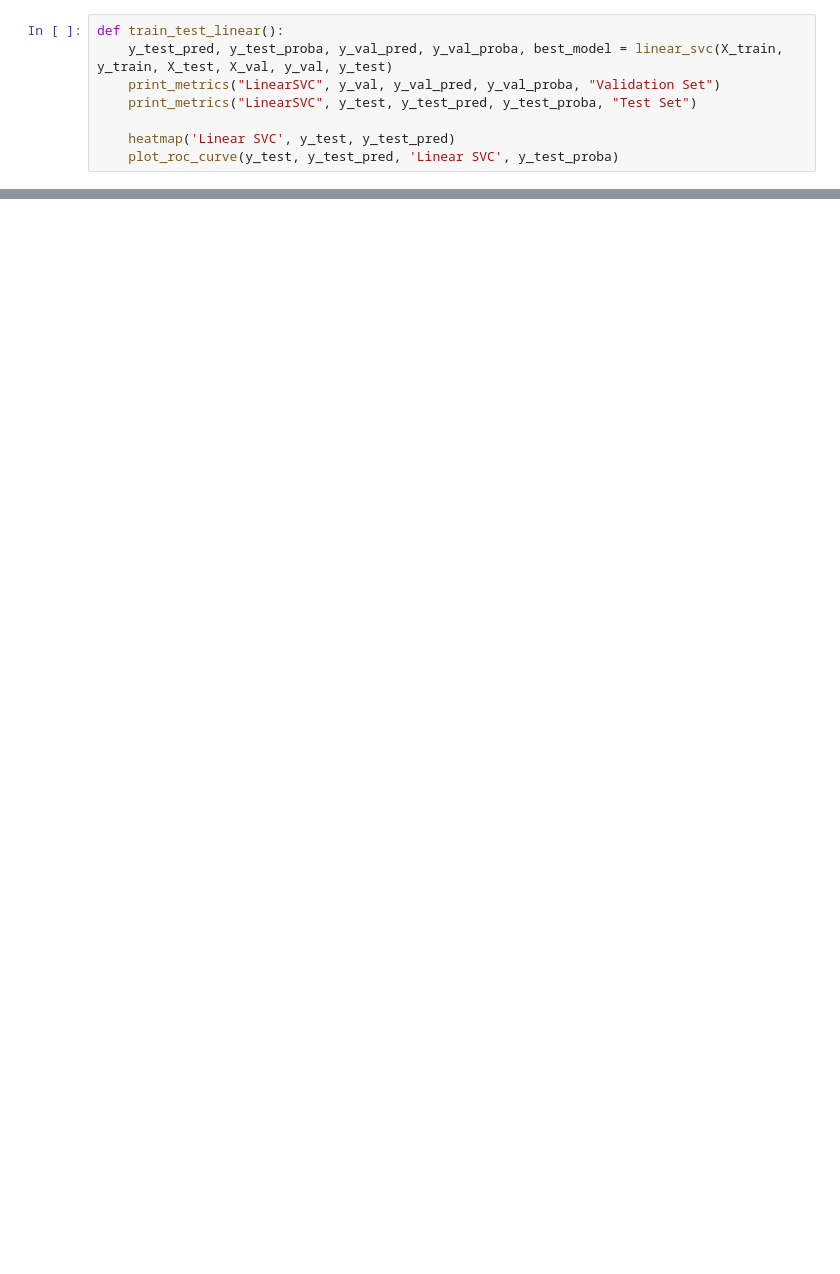
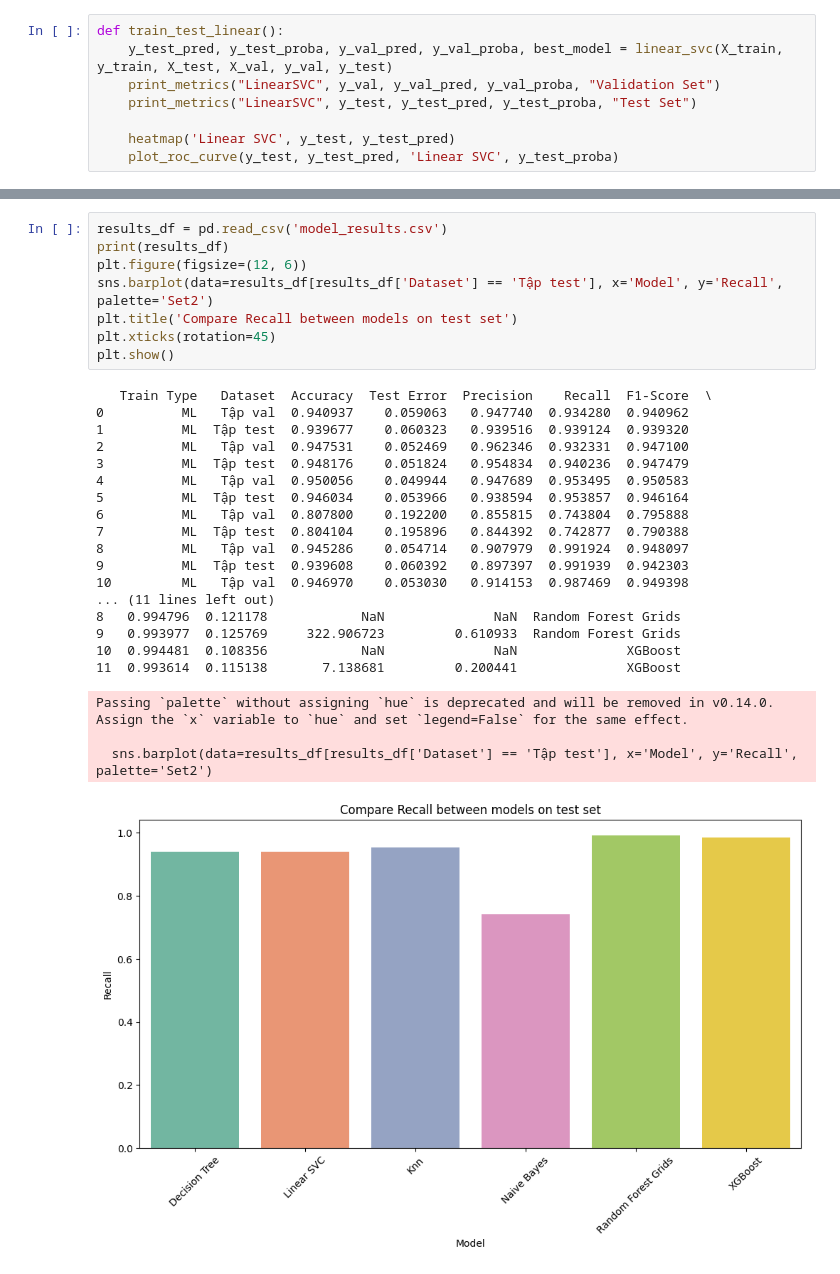
Before and after one commit to DannyPhongcoderso1/WebVulnerabilities, a Jupyter notebook: final.ipynb, the cells around one changed output, grey strips where cells are left out. Drawn from its saved outputs; the diff is of its cells as text; blank space fills up the shorter version.

```diff
--- a/final.ipynb
+++ b/final.ipynb
@@ -286,2 +286,32 @@ Log Loss: 0.1169
 [figure]
 [figure]
+# %%
+results_df = pd.read_csv('model_results.csv')
+print(results_df)
+plt.figure(figsize=(12, 6))
+sns.barplot(data=results_df[results_df['Dataset'] == 'Tập test'], x='Model', y='Recall', palette='Set2')
+plt.title('Compare Recall between models on test set')
+plt.xticks(rotation=45)
+plt.show()
+# %% [output]
+   Train Type   Dataset  Accuracy  Test Error  Precision    Recall  F1-Score  \
+0          ML   Tập val  0.940937    0.059063   0.947740  0.934280  0.940962
+1          ML  Tập test  0.939677    0.060323   0.939516  0.939124  0.939320
+2          ML   Tập val  0.947531    0.052469   0.962346  0.932331  0.947100
+3          ML  Tập test  0.948176    0.051824   0.954834  0.940236  0.947479
+4          ML   Tập val  0.950056    0.049944   0.947689  0.953495  0.950583
+5          ML  Tập test  0.946034    0.053966   0.938594  0.953857  0.946164
+6          ML   Tập val  0.807800    0.192200   0.855815  0.743804  0.795888
+7          ML  Tập test  0.804104    0.195896   0.844392  0.742877  0.790388
+8          ML   Tập val  0.945286    0.054714   0.907979  0.991924  0.948097
+9          ML  Tập test  0.939608    0.060392   0.897397  0.991939  0.942303
+10         ML   Tập val  0.946970    0.053030   0.914153  0.987469  0.949398
+... (11 lines left out)
+8   0.994796  0.121178            NaN              NaN  Random Forest Grids
+9   0.993977  0.125769     322.906723         0.610933  Random Forest Grids
+10  0.994481  0.108356            NaN              NaN              XGBoost
+11  0.993614  0.115138       7.138681         0.200441              XGBoost
+Passing `palette` without assigning `hue` is deprecated and will be removed in v0.14.0. Assign the `x` variable to `hue` and set `legend=False` for the same effect.
+
+  sns.barplot(data=results_df[results_df['Dataset'] == 'Tập test'], x='Model', y='Recall', palette='Set2')
+[figure, added]
```
Also changed, not shown: parts of 12 cells of this notebook.
